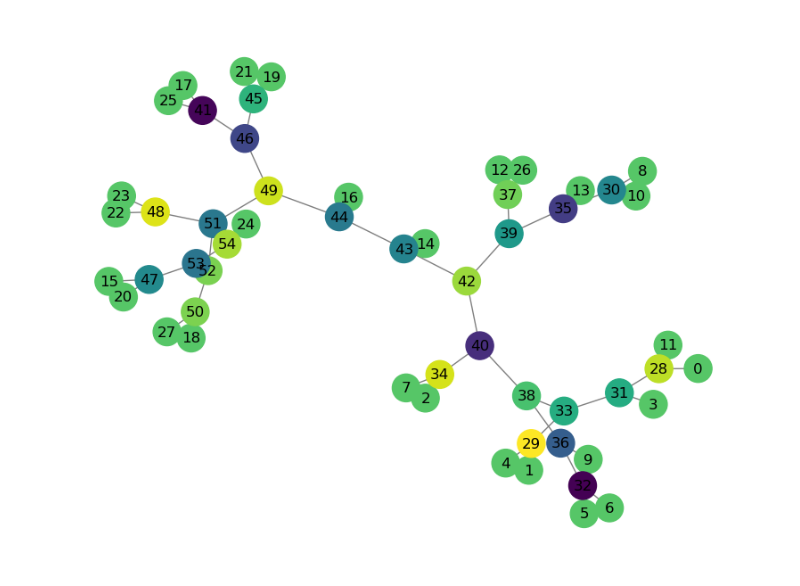
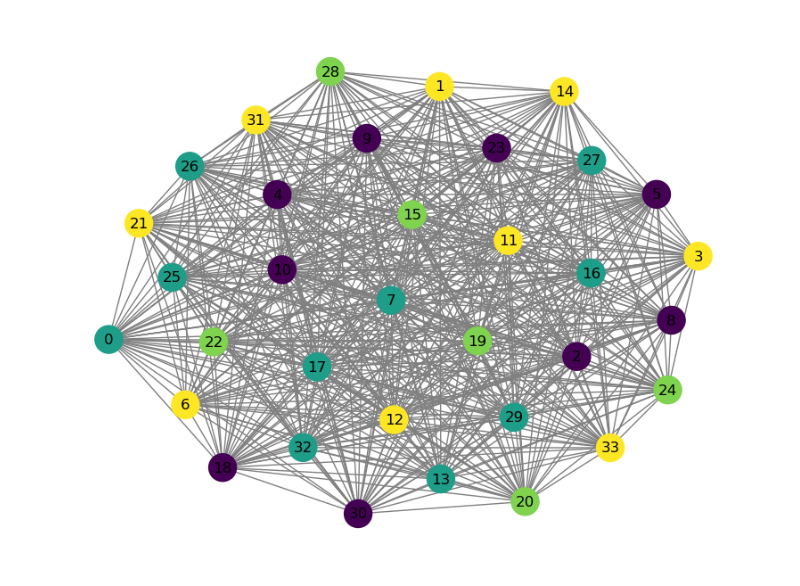
Before and after one commit to KaitoFuss/Tau3Mu_GNN, a Jupyter notebook: cone_test.ipynb, the cells around one changed output. Drawn from its saved outputs; the diff is of its cells as text; code cells hidden in the pictures.

Commit message:
notebook with some example graphs

```diff
--- a/cone_test.ipynb
+++ b/cone_test.ipynb
@@ -51,14 +144,14 @@ import matplotlib.pyplot as plt
 import networkx as nx
 # %%
 # Assume `data` is your torch_geometric.data.Data object
-G_cone = to_networkx(jet_cone[0], to_undirected=True)
-# nx.spring_layout(G, seed=42)
+G_cone_fully = to_networkx(jet_cone_fully[0], to_undirected=True)
+# nx.spring_layout(G_cone, seed=42)
 
 # Optional: use different numbers for different particles
-node_color = jet_cone[0].x[:, 3].numpy()
+node_color = jet_cone_fully[0].x[:, 3].numpy()
 
 plt.figure(figsize=(8, 6))
-nx.draw(G_cone, with_labels=True, node_color=node_color, edge_color='gray', node_size=500)
+nx.draw(G_cone_fully, with_labels=True, node_color=node_color, edge_color='gray', node_size=500)
 plt.show()
 # %% [output]
-[figure, old version]
+[figure, new version]
```
Also changed, not shown: parts of 7 cells of this notebook.
